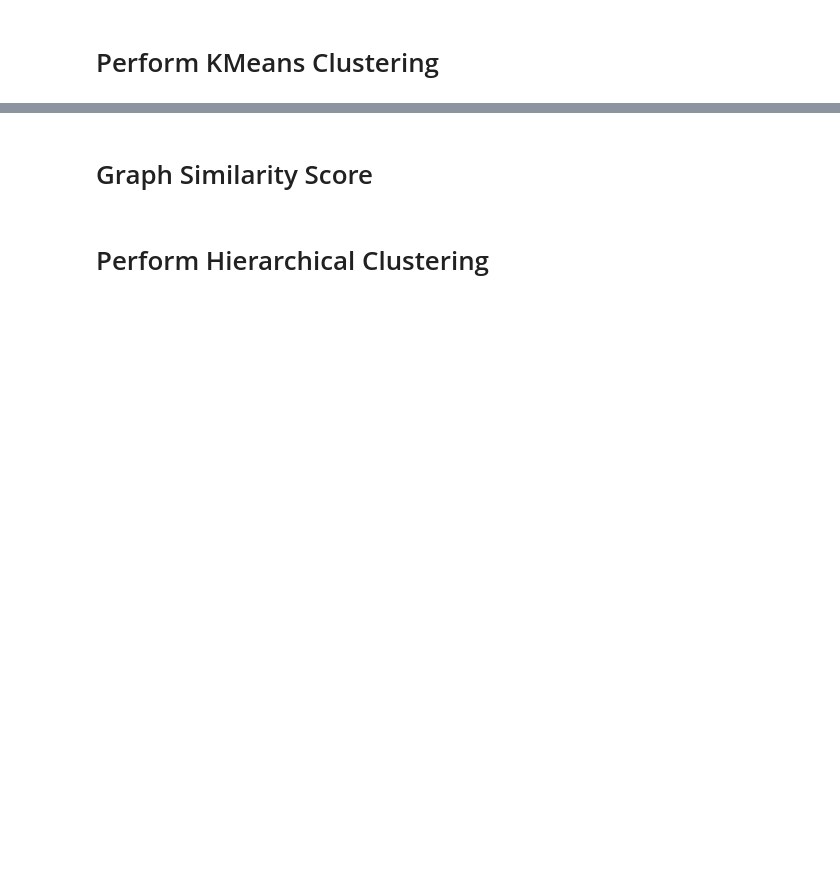
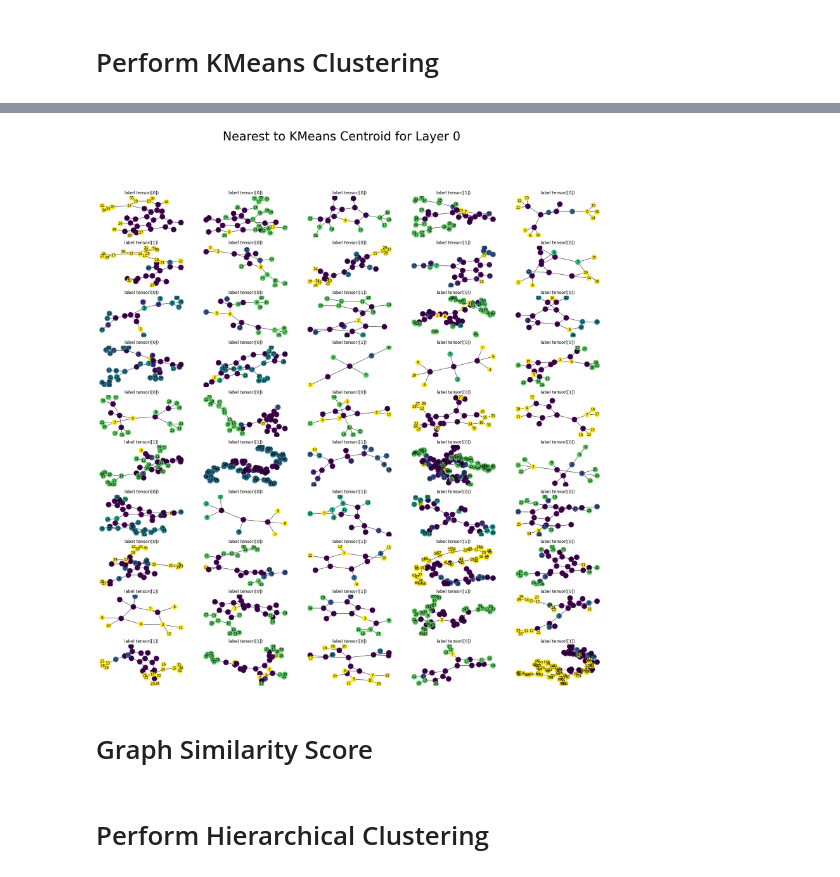
Before and after one commit to CharlotteMagister/GCExplainer, a Jupyter notebook: src/k_clustering/Mutag_Shapes.ipynb, the cells around one changed output, grey strips where cells are left out. Saved outputs shown, nothing was run; the diff lists cells and outputs as text; code cells hidden in the pictures; blank space fills up the shorter version.

```diff
--- a/src/k_clustering/Mutag_Shapes.ipynb
+++ b/src/k_clustering/Mutag_Shapes.ipynb
@@ -111,28 +106,26 @@ def train(model, train_loader, test_loader, plot=False, save=False):
     # register hooks to track activation
     model.train()
     model = register_hooks(model)
-    optimizer = torch.optim.Adam(model.parameters(), lr=0.0001)
+    optimizer = torch.optim.Adam(model.parameters(), lr=0.001)
     criterion = nn.CrossEntropyLoss()
 
     # list of accuracies
-    train_accuracies, test_accuracies = list(), list()
+    train_accuracies, test_accuracies, train_loss = list(), list(), list()
 
-    for epoch in range(10):
-        test_loader_iter = iter(test_loader)
-
+    max_num_epochs = 400
+    for epoch in range(max_num_epochs):
         for data in train_loader:
             optimizer.zero_grad()
 
-            G = nx.Graph()
-            print(data.edge_index.transpose(1,2).shape)
-            G.add_edges_from(data.edge_index.transpose(1,2))
-            edge_list = torch.tensor(nx.to_numpy_matrix(G), requires_grad=True, dtype=torch.float)
-
-            out = model(data.x, edge_list, data.batch)
+            out = model(data.x, data.edge_index, data.batch)
 
             # calculate loss
             loss = criterion(out, data.y)
             loss.backward()
+            train_loss.append(loss.item())
+
+#             torch.nn.utils.clip_grad_norm_(model.parameters(), 2.0)
+
             optimizer.step()
 
         # get accuracy
@@ -142,6 +135,7 @@ def train(model, train_loader, test_loader, plot=False, save=False):
         ## add to list and print
         train_accuracies.append(train_acc)
         test_accuracies.append(test_acc)
+
         print('Epoch: {:03d}, Loss: {:.5f}, Train Acc: {:.5f}, Test Acc: {:.5f}'.
                   format(epoch, loss, train_acc, test_acc), end = "\r")
 
@@ -155,6 +149,12 @@ def train(model, train_loader, test_loader, plot=False, save=False):
         plt.legend(loc='upper right')
         plt.show()
 
+        plt.plot(train_loss, label="Train loss")
+        plt.xlabel("Batch")
+        plt.ylabel("Loss")
+        plt.legend(loc='upper right')
+        plt.show()
+
 
     for data in full_loader:
         out = model(data.x, data.edge_index, data.batch)
@@ -365,8 +369,15 @@ IndexError: Dimension out of range (expected to be in range of [-2, 1], but got
 # %%
 # for i in range(len(kmeans_models)):
 #     kmeans_model = kmeans_models[i]
 #     data = tsne_data[i]
 #     plot_samples(kmeans_model, i, data, "KMeans", f"layer{i}")
+
+i = 0
+kmeans_model = kmeans_models[i]
+data = tsne_data[i]
+plot_samples(graphs, kmeans_model, i, data, "KMeans", f"layer{i}")
+# %% [output]
+[figure, added]
 # %% [markdown]
 # Graph Similarity Score
 # %%
```
Also changed, not shown: parts of 12 cells of this notebook, 5 other files.
